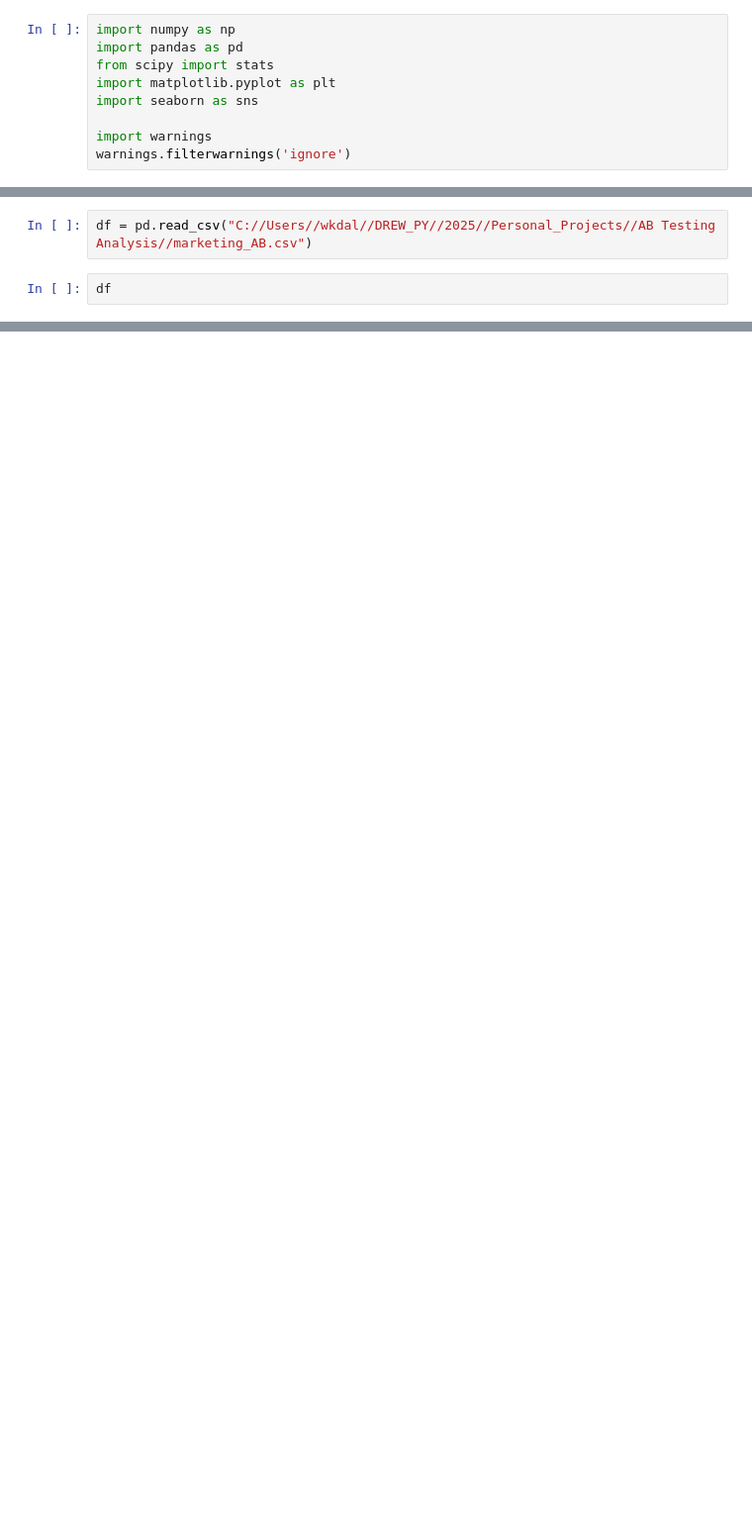
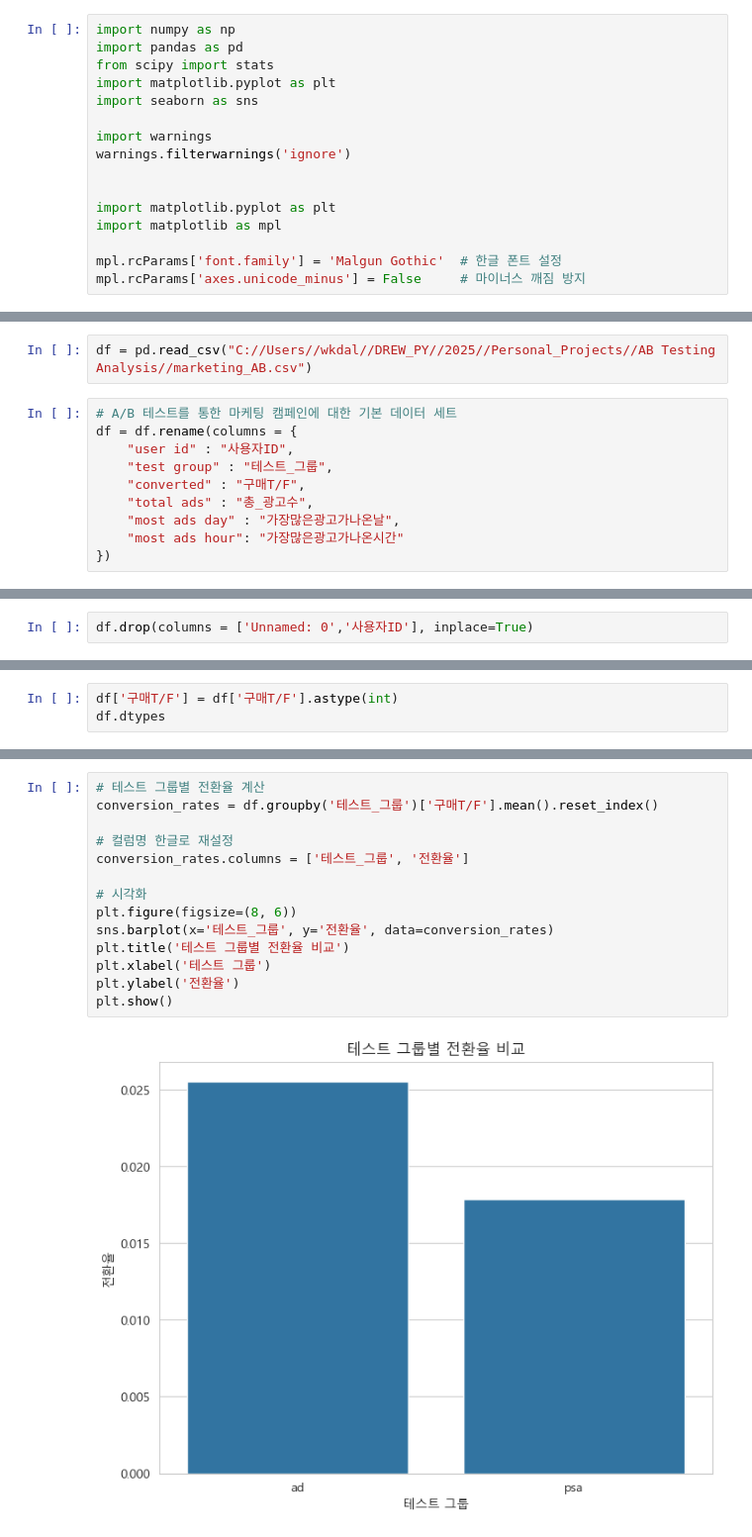
Before and after one commit to Drew240316/DREW_PY, a Jupyter notebook: 2025/Personal_Projects/AB Testing Analysis/AB Testing Analysis.ipynb, the cells around one changed output, grey strips where cells are left out. Shown at 99% size. Drawn from its saved outputs; the diff is of its cells as text; blank space fills up the shorter version.

```diff
--- a/2025/Personal_Projects/AB Testing Analysis/AB Testing Analysis.ipynb
+++ b/2025/Personal_Projects/AB Testing Analysis/AB Testing Analysis.ipynb
@@ -9,3 +26,10 @@ import seaborn as sns
 
 import warnings
 warnings.filterwarnings('ignore')
+
+
+import matplotlib.pyplot as plt
+import matplotlib as mpl
+
+mpl.rcParams['font.family'] = 'Malgun Gothic'  # 한글 폰트 설정
+mpl.rcParams['axes.unicode_minus'] = False     # 마이너스 깨짐 방지
@@ -12,4 +50,12 @@ warnings.filterwarnings('ignore')
 # %%
 df = pd.read_csv("C://Users//wkdal//DREW_PY//2025//Personal_Projects//AB Testing Analysis//marketing_AB.csv")
 # %%
-df
+# A/B 테스트를 통한 마케팅 캠페인에 대한 기본 데이터 세트
+df = df.rename(columns = {
+    "user id" : "사용자ID",
+    "test group" : "테스트_그룹",
+    "converted" : "구매T/F",
+    "total ads" : "총_광고수",
+    "most ads day" : "가장많은광고가나온날",
+    "most ads hour": "가장많은광고가나온시간"
+})
@@ -29,0 +62,2 @@ df
+# %%
+df.drop(columns = ['Unnamed: 0','사용자ID'], inplace=True)
@@ -29,0 +159,3 @@ df
+# %%
+df['구매T/F'] = df['구매T/F'].astype(int)
+df.dtypes
@@ -29,0 +631,16 @@ df
+# %%
+# 테스트 그룹별 전환율 계산
+conversion_rates = df.groupby('테스트_그룹')['구매T/F'].mean().reset_index()
+
+# 컬럼명 한글로 재설정
+conversion_rates.columns = ['테스트_그룹', '전환율']
+
+# 시각화
+plt.figure(figsize=(8, 6))
+sns.barplot(x='테스트_그룹', y='전환율', data=conversion_rates)
+plt.title('테스트 그룹별 전환율 비교')
+plt.xlabel('테스트 그룹')
+plt.ylabel('전환율')
+plt.show()
+# %% [output]
+[figure, added]
```
Also changed, not shown: parts of 34 cells of this notebook.
